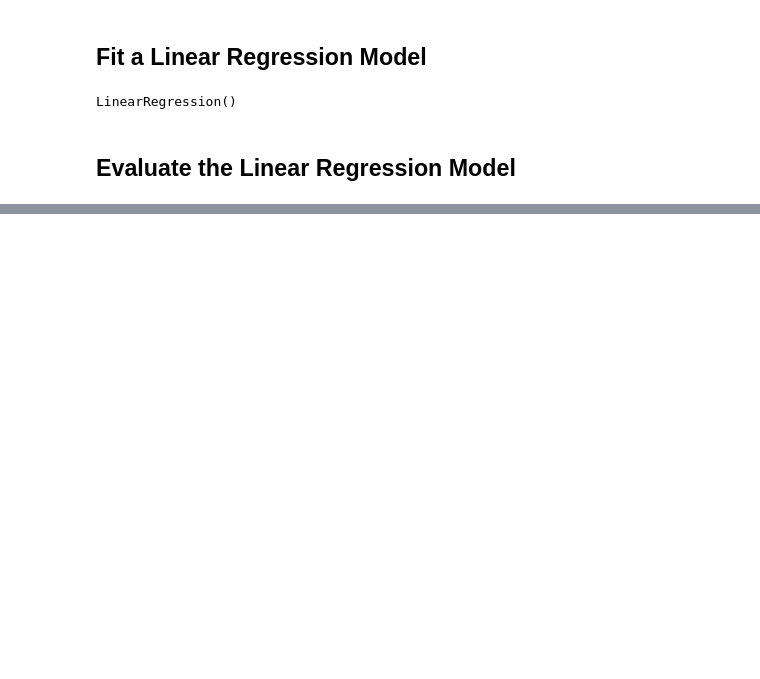
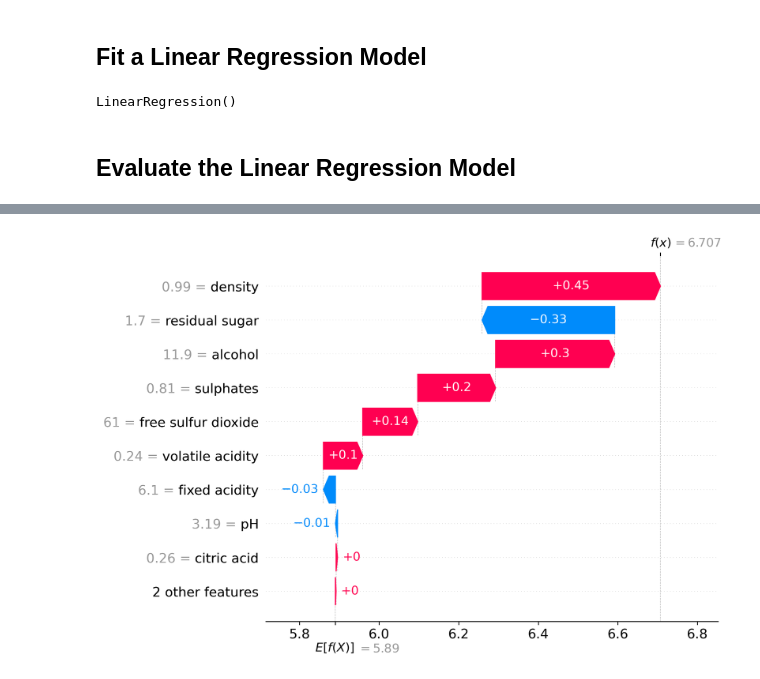
Before and after one commit to cmurray4492/PythonProjects, a Jupyter notebook: Machine_Learning/SHAP/SHAP_for_Linear_Models.ipynb, the cells around one changed output, grey strips where cells are left out. Drawn from its saved outputs; the diff is of its cells as text; code cells hidden in the pictures; blank space fills up the shorter version.

```diff
--- a/Machine_Learning/SHAP/SHAP_for_Linear_Models.ipynb
+++ b/Machine_Learning/SHAP/SHAP_for_Linear_Models.ipynb
@@ -142,0 +181,5 @@ RMSE: 0.75
+# %%
+plt.figure(figsize=(10,8), dpi=250)
+shap.plots.waterfall(shap_values[63])
+# %% [output]
+[figure, added]
```
Also changed, not shown: parts of 13 cells of this notebook.
